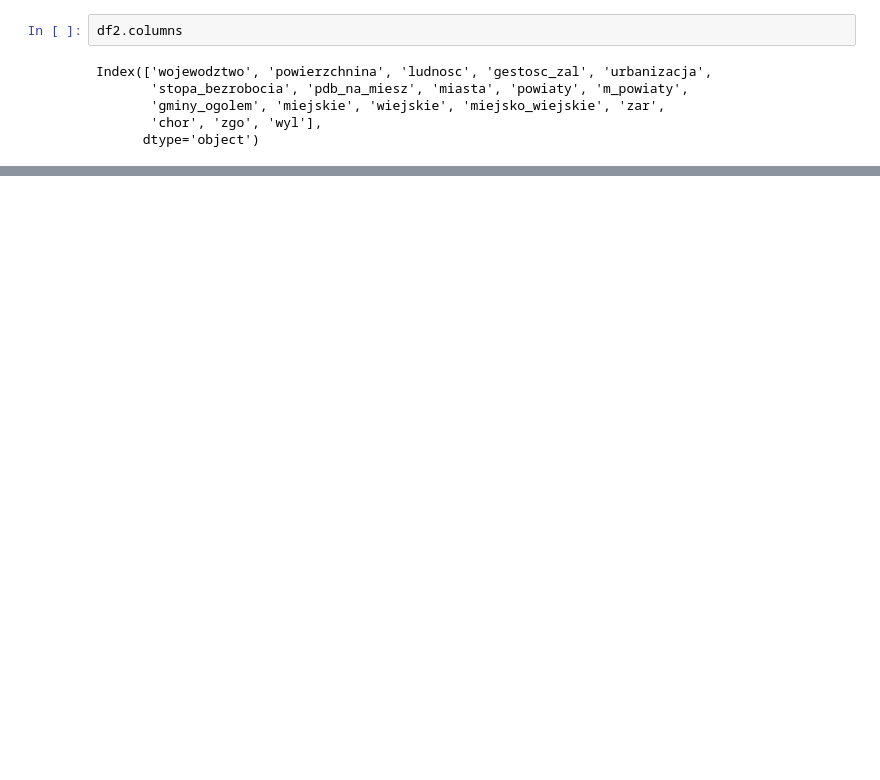
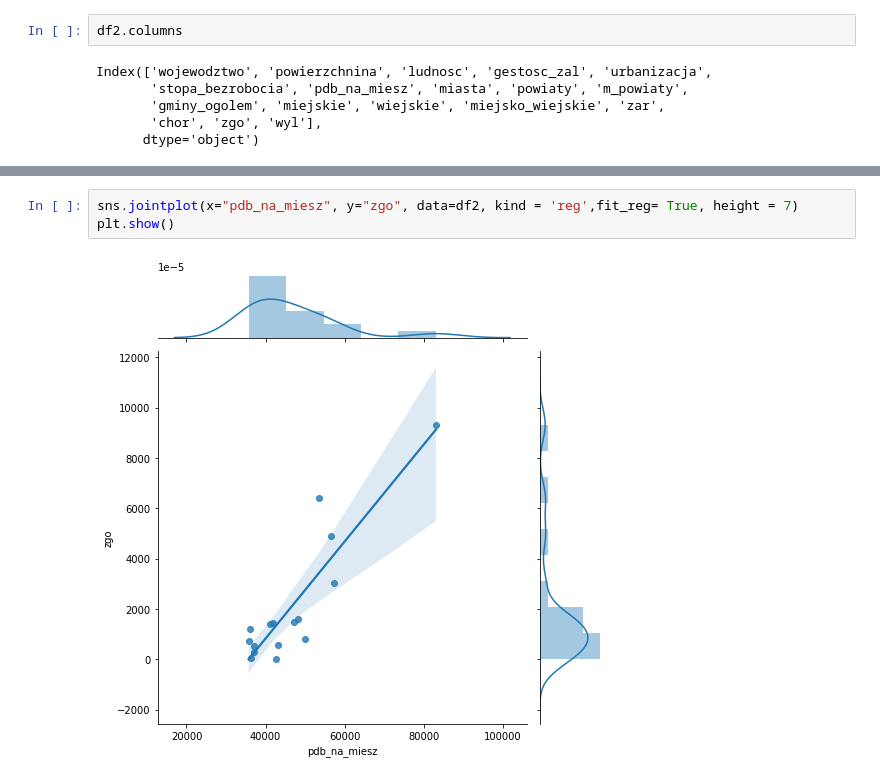
Before and after one commit to knmlprz/corona-analysis-1, a Jupyter notebook: notebooks/ImportDanych.ipynb, the cells around one changed output, grey strips where cells are left out. Cells and saved outputs as stored; diff of their text form; blank space fills up the shorter version.

```diff
--- a/notebooks/ImportDanych.ipynb
+++ b/notebooks/ImportDanych.ipynb
@@ -859,0 +883,5 @@ ValueError: could not convert string to float: '19\xa0947'
+# %%
+sns.jointplot(x="pdb_na_miesz", y="zgo", data=df2, kind = 'reg',fit_reg= True, height = 7)
+plt.show()
+# %% [output]
+[figure, added]
```
Also changed, not shown: parts of 24 cells of this notebook.
